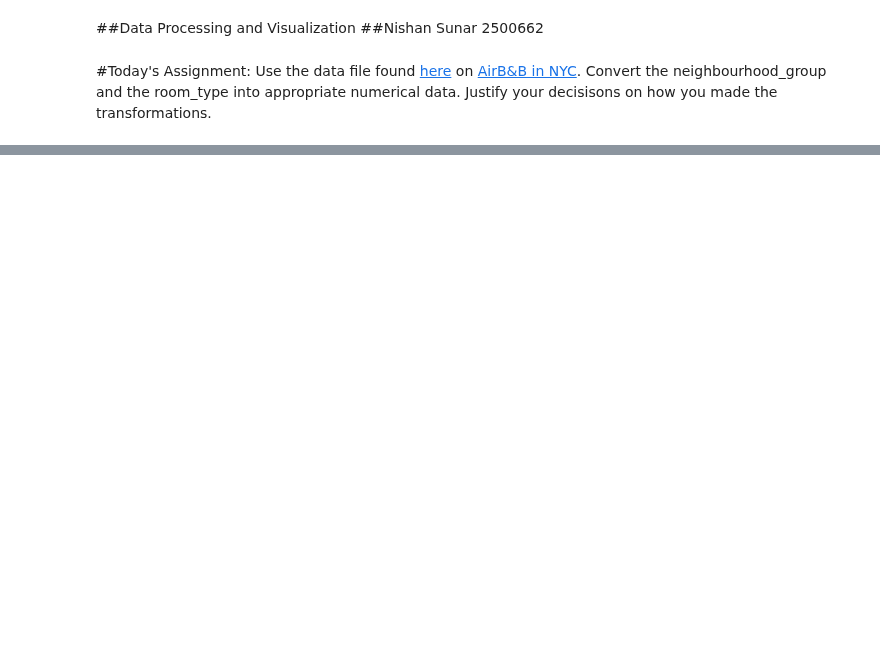
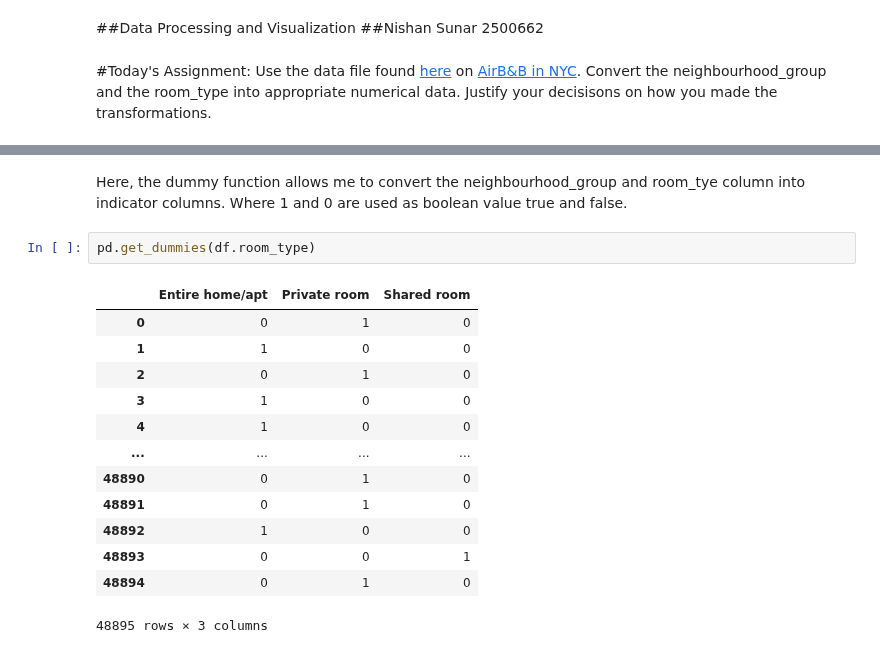
Before and after one commit to Nissun662/Data-Visual, a Jupyter notebook: Quiz_18.ipynb, the cells around one changed output, grey strips where cells are left out. Drawn from its saved outputs; the diff is of its cells as text; blank space fills up the shorter version.

```diff
--- a/Quiz_18.ipynb
+++ b/Quiz_18.ipynb
@@ -18,3 +18,21 @@ df.head()
 | 2 | 3647 | THE VILLAGE OF HARLEM....NEW YORK ! | 4632 | Elisabeth | Manhattan | Harlem | 40.80902 | -73.94190 | ... |
 | 3 | 3831 | Cozy Entire Floor of Brownstone | 4869 | LisaRoxanne | Brooklyn | Clinton Hill | 40.68514 | -73.95976 | ... |
 | 4 | 5022 | Entire Apt: Spacious Studio/Loft ... | 7192 | Laura | Manhattan | East Harlem | 40.79851 | -73.94399 | ... |
+# %% [markdown]
+Here, the dummy function allows me to convert the neighbourhood_group and room_tye column into indicator columns. Where 1 and 0 are used as boolean value true and false.
+# %%
+pd.get_dummies(df.room_type)
+# %% [output]
+|  | Entire home/apt | Private room | Shared room |
+| 0 | 0 | 1 | 0 |
+| 1 | 1 | 0 | 0 |
+| 2 | 0 | 1 | 0 |
+| 3 | 1 | 0 | 0 |
+| 4 | 1 | 0 | 0 |
+| ... | ... | ... | ... |
+| 48890 | 0 | 1 | 0 |
+| 48891 | 0 | 1 | 0 |
+| 48892 | 1 | 0 | 0 |
+| 48893 | 0 | 0 | 1 |
+| 48894 | 0 | 1 | 0 |
+48895 rows × 3 columns
```
Also changed, not shown: parts of 9 cells of this notebook.
